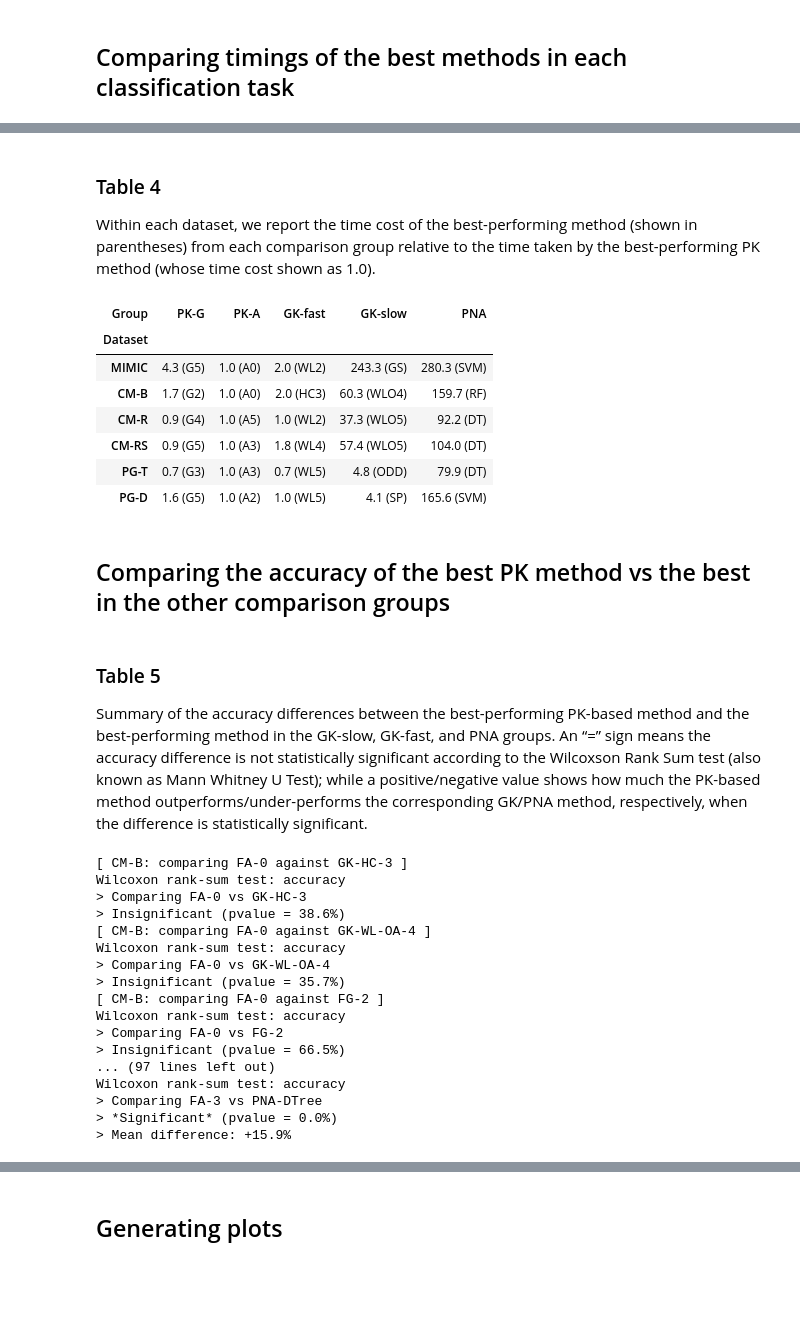
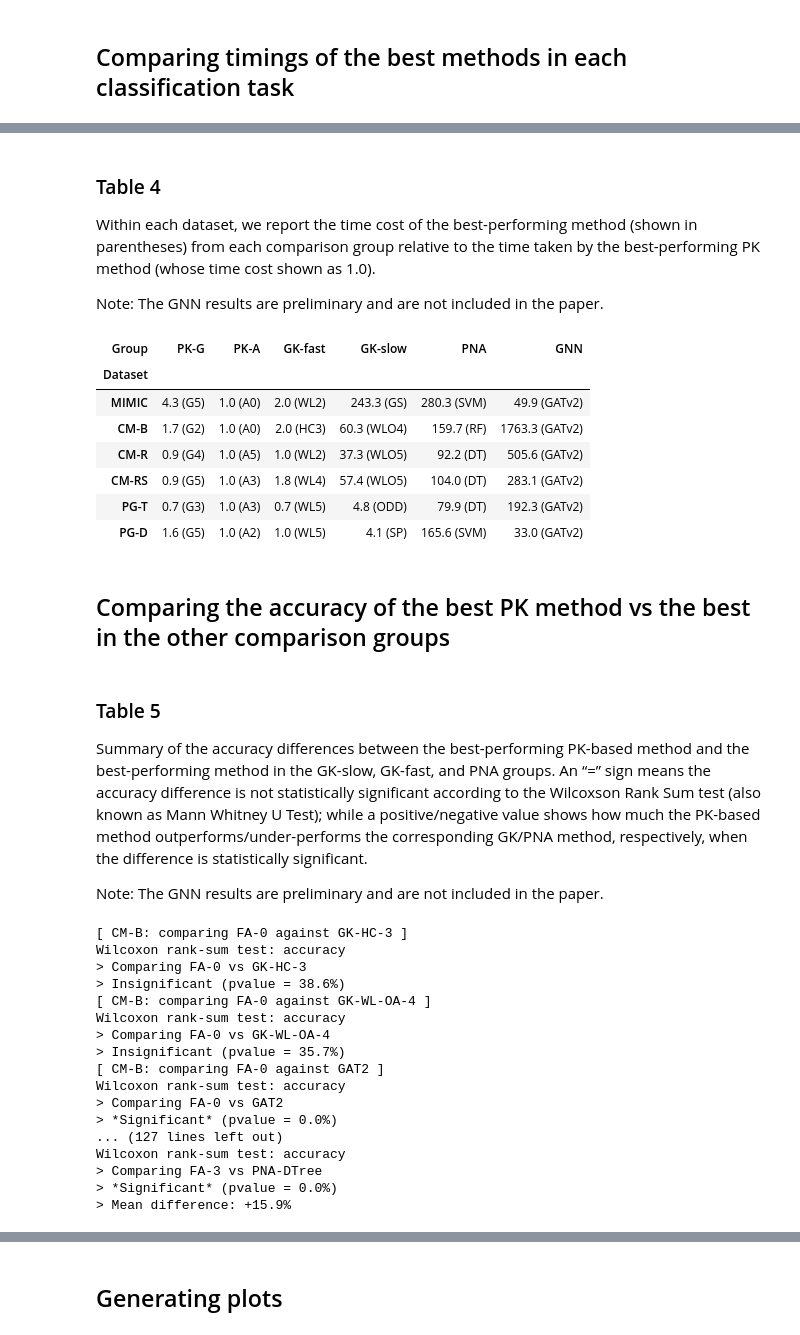
Before and after one commit to trungdong/provenance-kernel-evaluation, a Jupyter notebook: plots.ipynb, the cells around one changed output, grey strips where cells are left out. Saved outputs shown, nothing was run; the diff lists cells and outputs as text; code cells hidden in the pictures; blank space fills up the shorter version.

```diff
--- a/plots.ipynb
+++ b/plots.ipynb
@@ -146,0 +132,3 @@ for row in summary.itertuples():
+# %%
+pk_a_time = scorings[scorings.group_name == "PK-A"][["dataset", "time"]].groupby("dataset").mean()
+pk_a_time
@@ -151,7 +148,12 @@ data = []
 
 for row in summary.itertuples():
     dataset, group_name, method = row.Index
-    relative_time = row.time / best_pk_time[dataset]
-    data.append((dataset, group_name, method, row.accuracy, relative_time))
+    relative_time = row.time / pk_a_time.loc[dataset].time
+    data.append((dataset, group_name, method, row.accuracy, row.time, relative_time))
 
-rel_time_df = pd.DataFrame(data, columns=["Dataset", "Group", "Method", "Accuracy", "Relative Time"])
+rel_time_df = pd.DataFrame(data, columns=["Dataset", "Group", "Method", "Accuracy", "Time", "Relative Time"])
+# %%
+rel_time_df["time_method"] = rel_time_df.apply(
+    lambda row: "%.1fs (%s)" % (row["Time"], method_short_names[row["Method"]]),
+    axis=1
+)
@@ -158,25 +175,27 @@ rel_time_df = pd.DataFrame(data, columns=["Dataset", "Group", "Method", "Accurac
 # %% [markdown]
 ### Table 4
 Within each dataset, we report the time cost of the best-performing method (shown in parentheses) from each comparison group relative to the time taken by the best-performing PK method (whose time cost shown as 1.0).
+
+Note: The GNN results are preliminary and are not included in the paper.
 # %%
-rel_time_df["time_method"] = rel_time_df.apply(
-    lambda row: "%.1f (%s)" % (row[4], method_short_names[row[2]]),
+rel_time_df["relative_time_method"] = rel_time_df.apply(
+    lambda row: "%.1f (%s)" % (row["Relative Time"], method_short_names[row["Method"]]),
     axis=1
 )
 # %%
-table4 = rel_time_df.pivot(index="Dataset", columns="Group", values="time_method").reindex(dataset_names)[
-    ["PK-G", "PK-A", "GK-fast", "GK-slow", "PNA"]
+table4 = rel_time_df.pivot(index="Dataset", columns="Group", values="relative_time_method").reindex(dataset_names)[
+    ["PK-G", "PK-A", "GK-fast", "GK-slow", "PNA", "GNN"]
 ]
 table4
 # %% [output]
-| Group | PK-G | PK-A | GK-fast | GK-slow | PNA |
-| Dataset |  |  |  |  |  |
-| MIMIC | 4.3 (G5) | 1.0 (A0) | 2.0 (WL2) | 243.3 (GS) | 280.3 (SVM) |
-| CM-B | 1.7 (G2) | 1.0 (A0) | 2.0 (HC3) | 60.3 (WLO4) | 159.7 (RF) |
-| CM-R | 0.9 (G4) | 1.0 (A5) | 1.0 (WL2) | 37.3 (WLO5) | 92.2 (DT) |
-| CM-RS | 0.9 (G5) | 1.0 (A3) | 1.8 (WL4) | 57.4 (WLO5) | 104.0 (DT) |
-| PG-T | 0.7 (G3) | 1.0 (A3) | 0.7 (WL5) | 4.8 (ODD) | 79.9 (DT) |
-| PG-D | 1.6 (G5) | 1.0 (A2) | 1.0 (WL5) | 4.1 (SP) | 165.6 (SVM) |
+| Group | PK-G | PK-A | GK-fast | GK-slow | PNA | GNN |
+| Dataset |  |  |  |  |  |  |
+| MIMIC | 4.3 (G5) | 1.0 (A0) | 2.0 (WL2) | 243.3 (GS) | 280.3 (SVM) | 49.9 (GATv2) |
+| CM-B | 1.7 (G2) | 1.0 (A0) | 2.0 (HC3) | 60.3 (WLO4) | 159.7 (RF) | 1763.3 (GATv2) |
+| CM-R | 0.9 (G4) | 1.0 (A5) | 1.0 (WL2) | 37.3 (WLO5) | 92.2 (DT) | 505.6 (GATv2) |
+| CM-RS | 0.9 (G5) | 1.0 (A3) | 1.8 (WL4) | 57.4 (WLO5) | 104.0 (DT) | 283.1 (GATv2) |
+| PG-T | 0.7 (G3) | 1.0 (A3) | 0.7 (WL5) | 4.8 (ODD) | 79.9 (DT) | 192.3 (GATv2) |
+| PG-D | 1.6 (G5) | 1.0 (A2) | 1.0 (WL5) | 4.1 (SP) | 165.6 (SVM) | 33.0 (GATv2) |
 # %%
 # Save table 4 for later
 table4.to_csv("plots/table4.csv")
@@ -225,6 +244,8 @@ def mean_diff_value_display(mean_diff, min_diff=0.02):
 ### Table 5
 
 Summary of the accuracy differences between the best-performing PK-based method and the best-performing method in the GK-slow, GK-fast, and PNA groups. An “=” sign means the accuracy difference is not statistically significant according to the Wilcoxson Rank Sum test (also known as Mann Whitney U Test); while a positive/negative value shows how much the PK-based method outperforms/under-performs the corresponding GK/PNA method, respectively, when the difference is statistically significant.
+
+Note: The GNN results are preliminary and are not included in the paper.
 # %%
 def rank_against(selected_groups, scoring="accuracy", min_diff=0.02):
     # Looking for the best method in the select groups for each dataset
@@ -251,7 +272,7 @@ def rank_against(selected_groups, scoring="accuracy", min_diff=0.02):
     comp_df = pd.DataFrame(data, columns=["Dataset", "Group", "Method", "Diff"])
     return comp_df
 # %%
-comparison_df = rank_against({"PK-A", "PK-D"}, min_diff=0.02)
+comparison_df = rank_against({"PK-A"}, min_diff=0.02)
 # %% [output]
 [ CM-B: comparing FA-0 against GK-HC-3 ]
 Wilcoxon rank-sum test: accuracy
@@ -261,11 +282,11 @@ Wilcoxon rank-sum test: accuracy
 Wilcoxon rank-sum test: accuracy
 > Comparing FA-0 vs GK-WL-OA-4
 > Insignificant (pvalue = 35.7%)
-[ CM-B: comparing FA-0 against FG-2 ]
+[ CM-B: comparing FA-0 against GAT2 ]
 Wilcoxon rank-sum test: accuracy
-> Comparing FA-0 vs FG-2
-> Insignificant (pvalue = 66.5%)
-... (97 lines left out)
+> Comparing FA-0 vs GAT2
+> *Significant* (pvalue = 0.0%)
+... (127 lines left out)
 Wilcoxon rank-sum test: accuracy
 > Comparing FA-3 vs PNA-DTree
 > *Significant* (pvalue = 0.0%)
```
Also changed, not shown: parts of 16 cells of this notebook.
